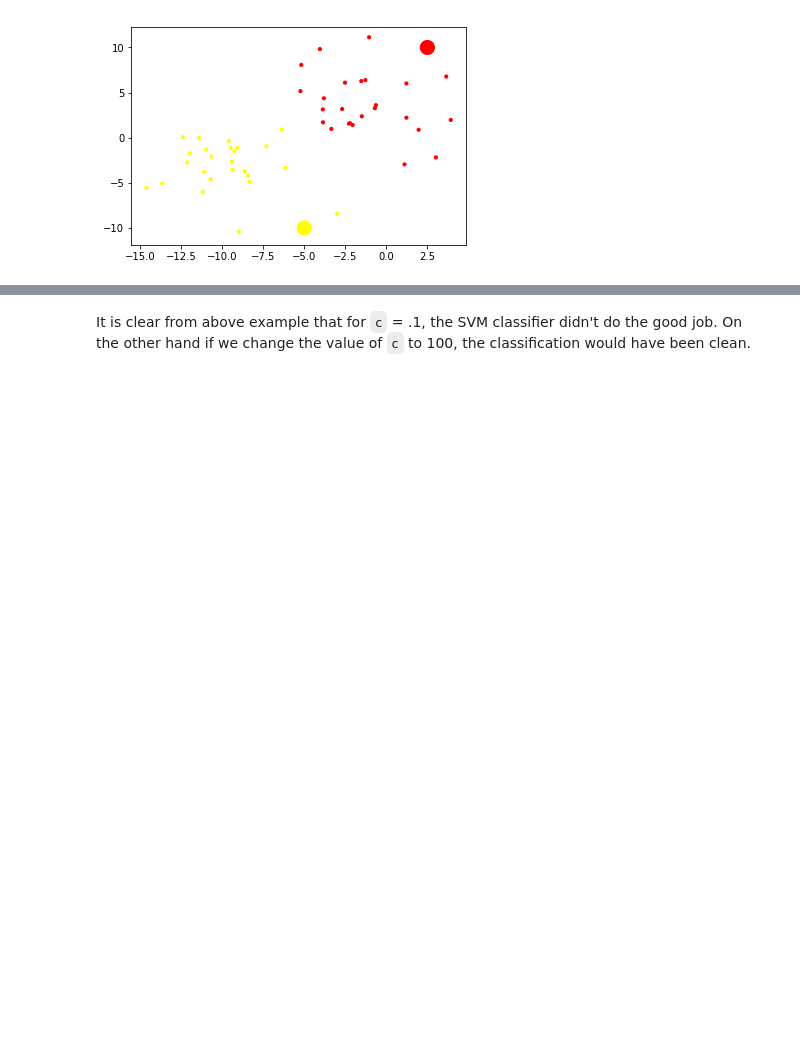
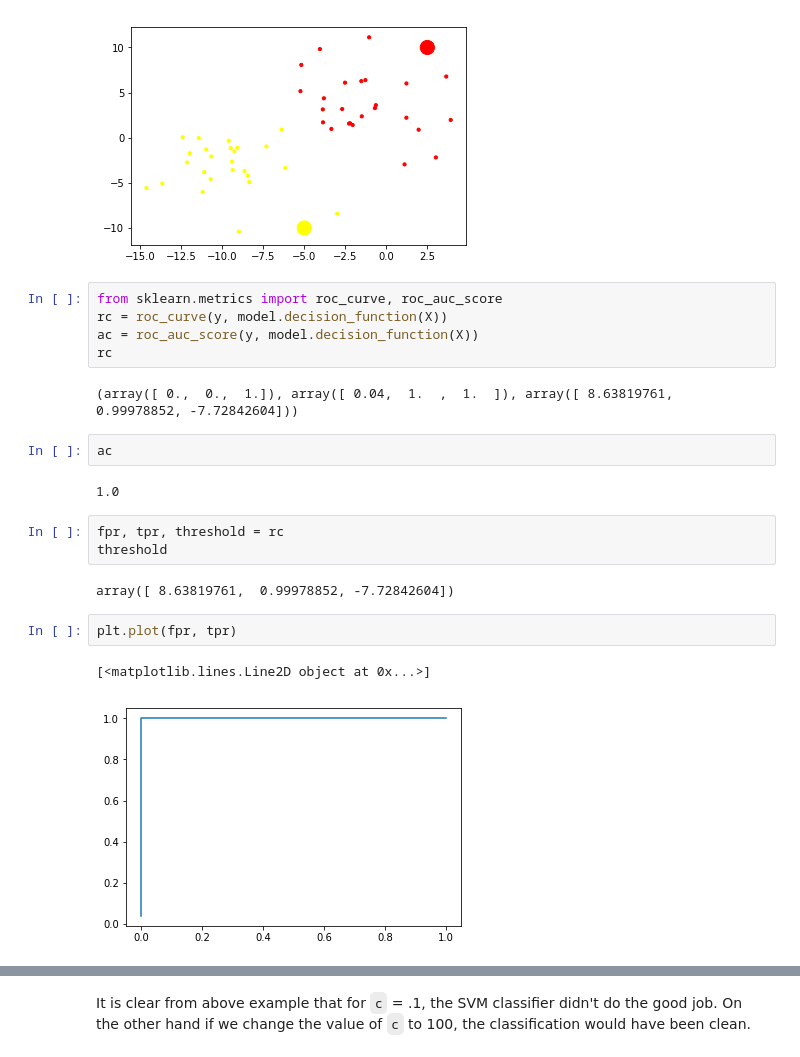
Before and after one commit to mayankkaizen/jupyter-notebooks, a Jupyter notebook: ML - Support Vector Machines.ipynb, the cells around one changed output, grey strips where cells are left out. Drawn from its saved outputs; the diff is of its cells as text; blank space fills up the shorter version.

```diff
--- a/ML - Support Vector Machines.ipynb
+++ b/ML - Support Vector Machines.ipynb
@@ -117,4 +184,25 @@ plt.scatter(a[:, 0], a[:, 1], c=b.ravel(), s=200, cmap='autumn');
 #big circles represent test data which have been correctly classified.
 # %% [output]
 [figure]
+# %%
+from sklearn.metrics import roc_curve, roc_auc_score
+rc = roc_curve(y, model.decision_function(X))
+ac = roc_auc_score(y, model.decision_function(X))
+rc
+# %% [output]
+(array([ 0.,  0.,  1.]), array([ 0.04,  1.  ,  1.  ]), array([ 8.63819761,  0.99978852, -7.72842604]))
+# %%
+ac
+# %% [output]
+1.0
+# %%
+fpr, tpr, threshold = rc
+threshold
+# %% [output]
+array([ 8.63819761,  0.99978852, -7.72842604])
+# %%
+plt.plot(fpr, tpr)
+# %% [output]
+[<matplotlib.lines.Line2D object at 0x...>]
+[figure, added]
 # %%
```
Also changed, not shown: parts of 31 cells of this notebook, 6 other files.
